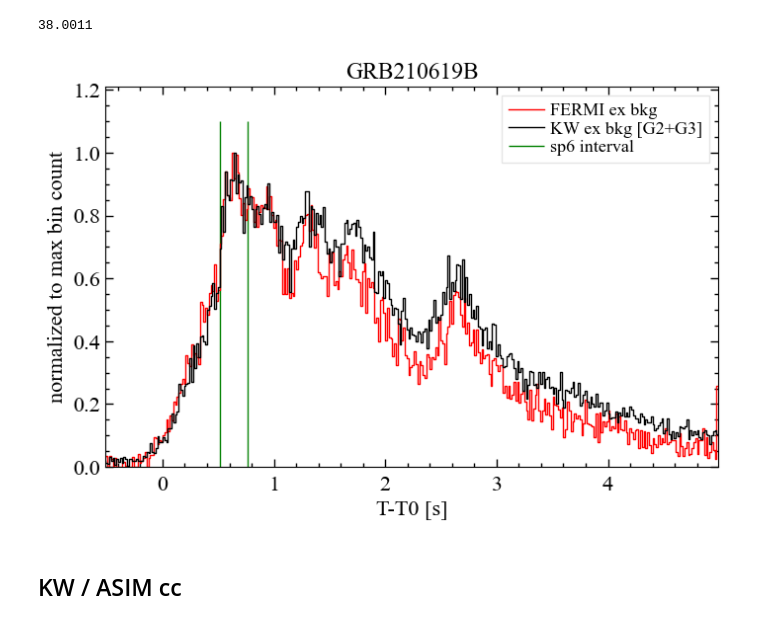
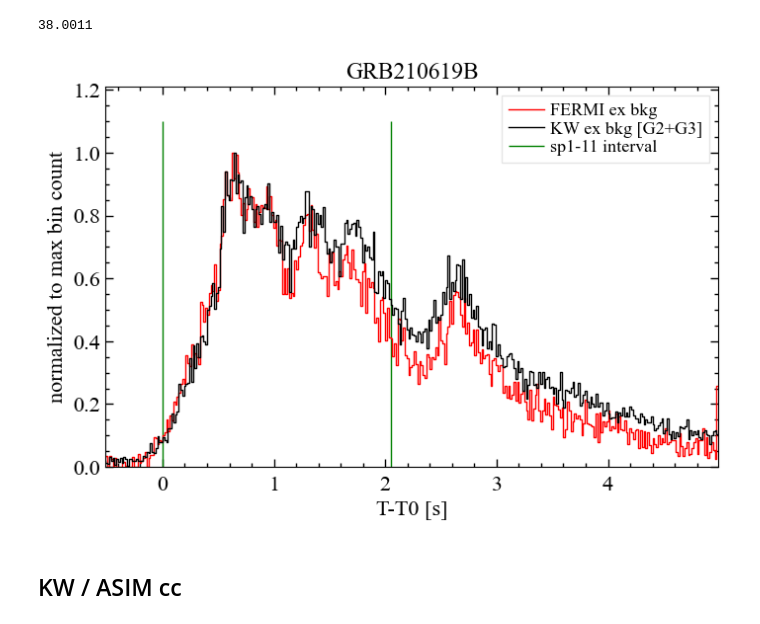
Before and after one commit to AndreasRamsli/GRB, a Jupyter notebook: xspec/GRB210619B/GRB210619B_extract.ipynb, the cells around one changed output. Saved outputs shown, nothing was run; the diff lists cells and outputs as text; code cells hidden in the pictures.

```diff
--- a/xspec/GRB210619B/GRB210619B_extract.ipynb
+++ b/xspec/GRB210619B/GRB210619B_extract.ipynb
@@ -415,15 +423,15 @@ fermi_counts = np.maximum(fermi_counts - fermi_mean_bkg, 0)
 # %%
 plt.step(x=bins[:-1],y=fermi_counts/max(fermi_counts),c='r',where='pre',label='FERMI ex bkg')
 plt.step(x=bins[:-1],y=(G2+G3)/max(G2+G3),c='black',where='pre',label='KW ex bkg [G2+G3]')
-plt.vlines(x=[0.512,0.768],ymin=0,ymax=1.1,color='green',label='sp6 interval')
+plt.vlines(x=[0.0,2.048],ymin=0,ymax=1.1,color='green',label='sp1-11 interval')
 plt.ylim(bottom=0.0)
 plt.legend()
 plt.title('GRB210619B')
 plt.xlabel('T-T0 [s]')
 plt.ylabel('normalized to max bin count')
 plt.show()
 # %% [output]
-[figure, old version]
+[figure, new version]
 # %% [markdown]
 ## KW / ASIM cc
 # %%
```
Also changed, not shown: parts of 40 cells of this notebook, 45 other files.
